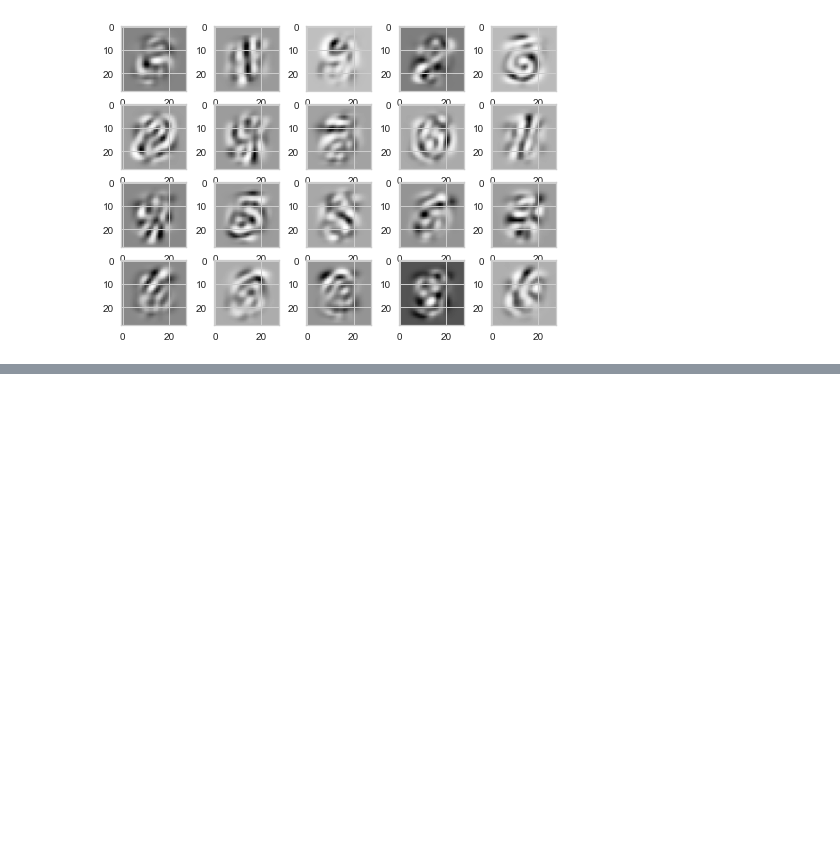
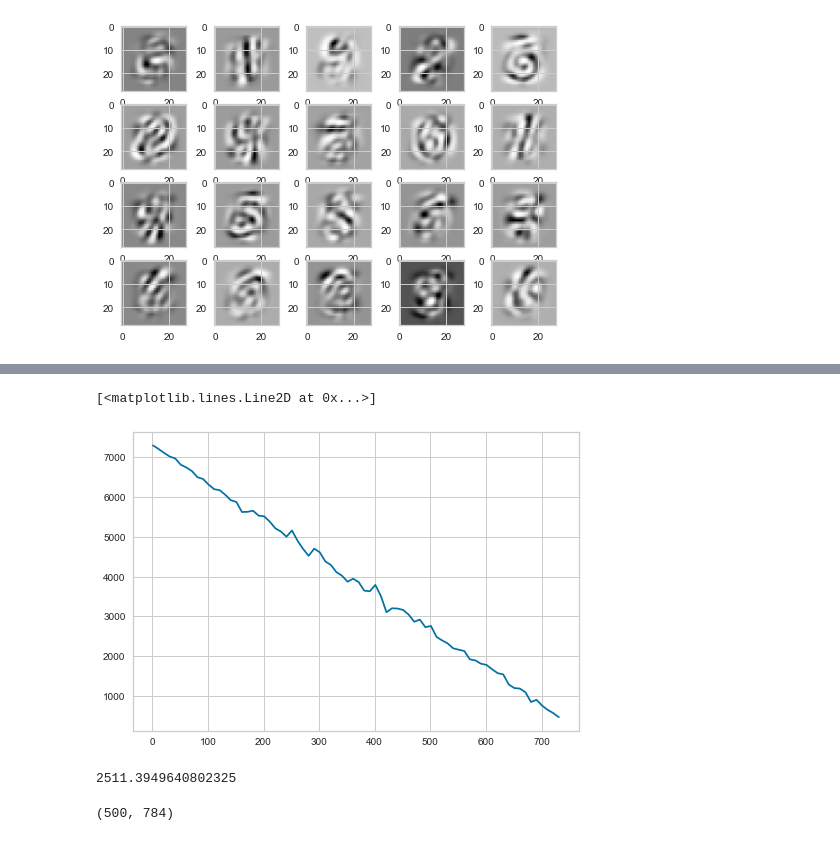
Before and after one commit to barmag/cs7641-projects, a Jupyter notebook: project3/experiments.ipynb, the cells around one changed output, grey strips where cells are left out. Drawn from its saved outputs; the diff is of its cells as text; code cells hidden in the pictures; blank space fills up the shorter version.

Commit message:
mnist random projection

```diff
--- a/project3/experiments.ipynb
+++ b/project3/experiments.ipynb
@@ -609,0 +615,11 @@ for i in range(-1, -21, -1):
+# %%
+n_components = 10
+model = SparseRandomProjection(n_components=n_components, random_state=42)
+model.fit(mnist_X)
+x_reduced = model.transform(mnist_X)
+# x_reconstructed = model.inverse_transform(x_reduced)
+p_inv = np.linalg.pinv(model.components_.todense())
+x_reconstructed = (p_inv @ x_reduced.T).T
+# mse = np.mean((mnist_X - x_reconstructed) ** 2)
+mse = np.mean((mnist_X - x_reconstructed) ** 2)
+print(np.mean(mse))
@@ -609,0 +628,15 @@ for i in range(-1, -21, -1):
+# %%
+%%time
+n_range = range(1, 740, 10)
+mse_values = {}
+for n_c in n_range:
+    print('evaluating ', n_c)
+    model = SparseRandomProjection(n_components=n_c, random_state=42)
+    model.fit(mnist_X)
+    x_reduced = model.transform(mnist_X)
+    # x_reconstructed = model.inverse_transform(x_reduced)
+    p_inv = np.linalg.pinv(model.components_.todense())
+    x_reconstructed = (p_inv @ x_reduced.T).T
+    # mse = np.mean((mnist_X - x_reconstructed) ** 2)
+    mse = np.mean((mnist_X - x_reconstructed) ** 2)
+    mse_values[n_c] = np.mean(mse)
@@ -609,0 +661,22 @@ for i in range(-1, -21, -1):
+# %%
+plt.plot(list(mse_values.keys()), list(mse_values.values()))
+# %% [output]
+[<matplotlib.lines.Line2D at 0x...>]
+[figure, added]
+# %%
+n_components = 500
+rp_model = SparseRandomProjection(n_components=n_components, random_state=42)
+rp_model.fit(mnist_X)
+x_reduced = rp_model.transform(mnist_X)
+# x_reconstructed = model.inverse_transform(x_reduced)
+p_inv = np.linalg.pinv(rp_model.components_.todense())
+x_reconstructed = (p_inv @ x_reduced.T).T
+# mse = np.mean((mnist_X - x_reconstructed) ** 2)
+mse = np.mean((mnist_X - x_reconstructed) ** 2)
+print(np.mean(mse))
+# %% [output]
+2511.3949640802325
+# %%
+rp_model.components_.todense().shape
+# %% [output]
+(500, 784)
```
Also changed, not shown: parts of 5 cells of this notebook, 1 other file.
